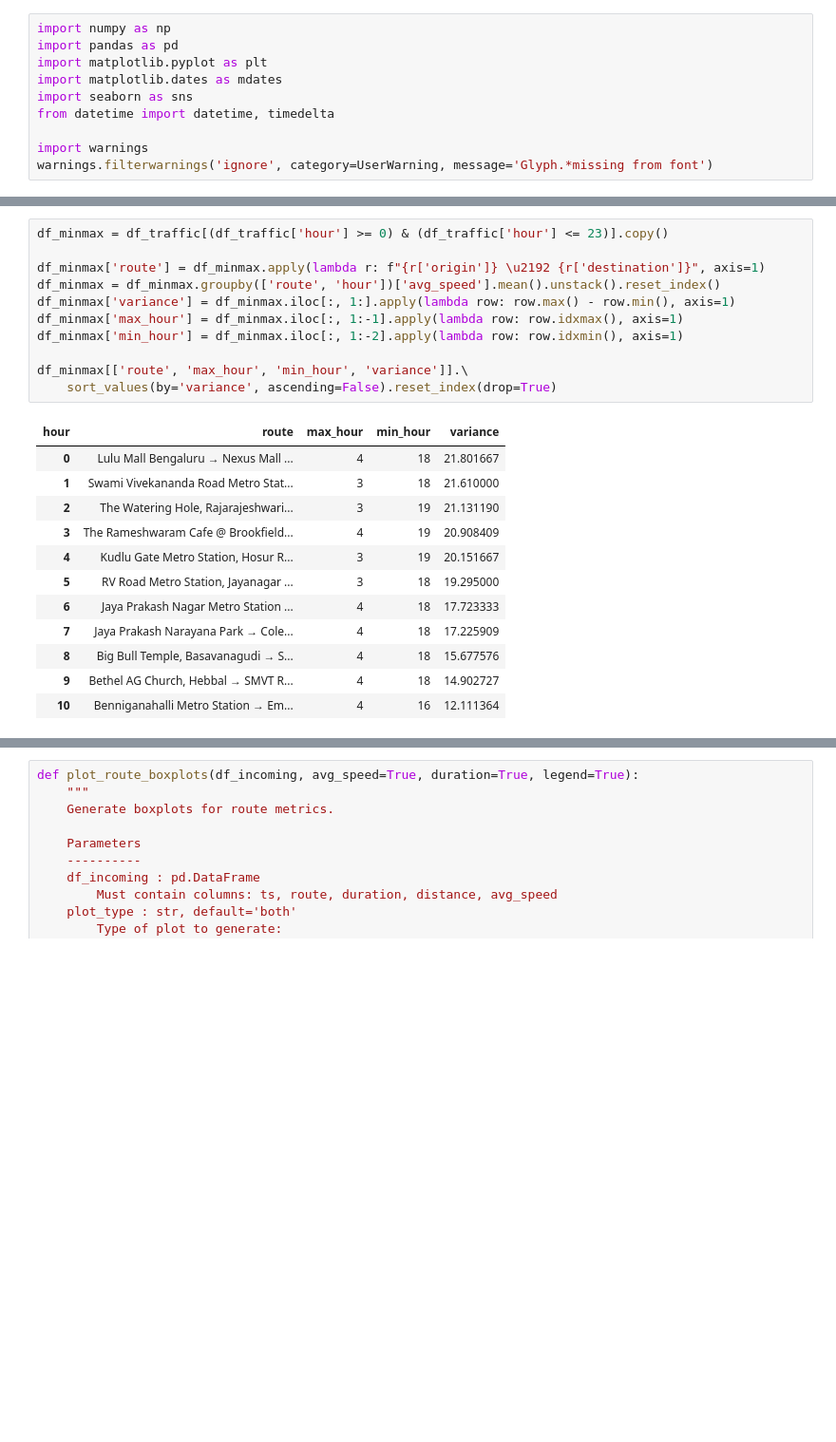
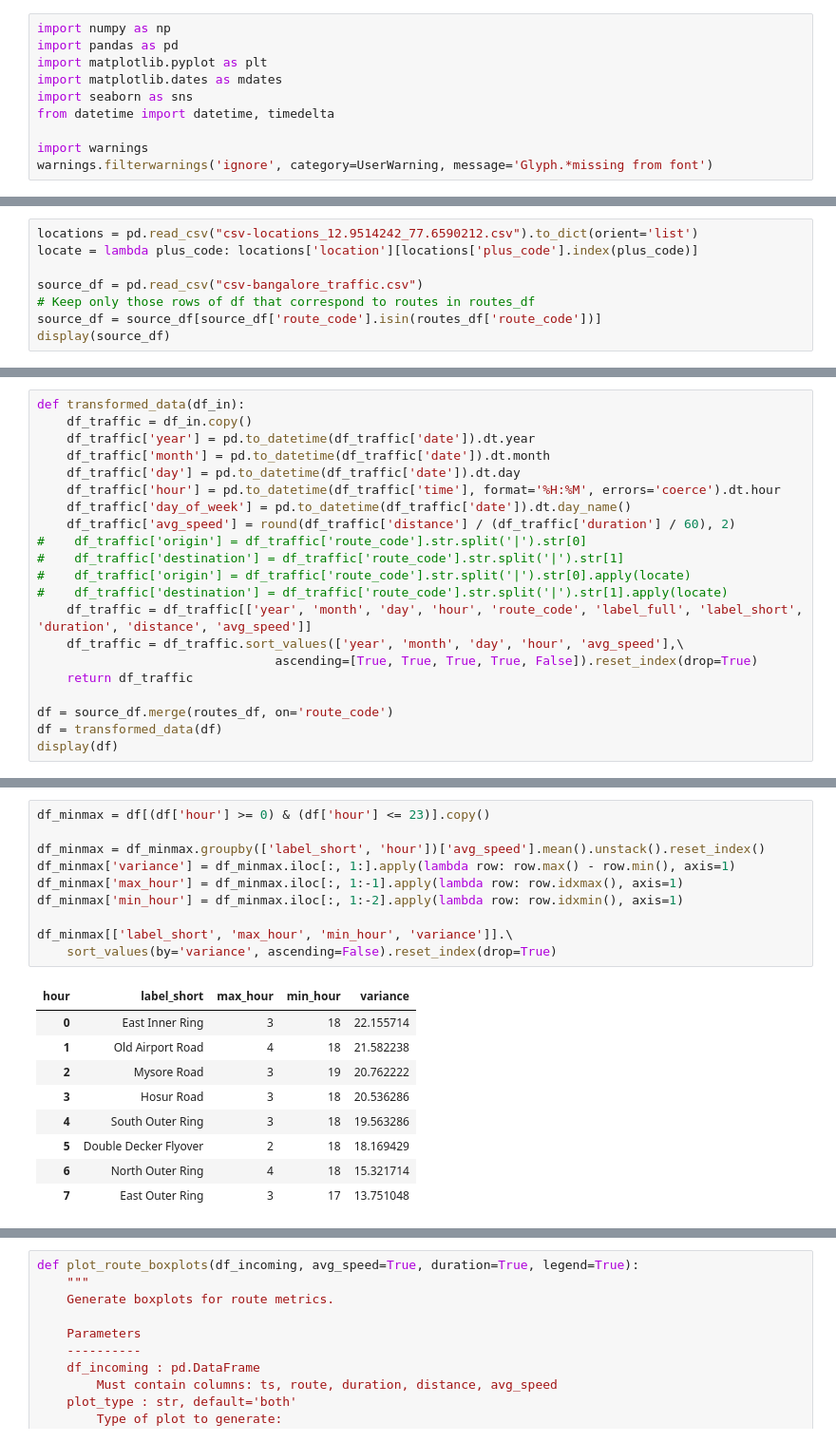
Before and after one commit to thecont1/blr-traffic-monitor, a Jupyter notebook: traffic_visual.ipynb, the cells around one changed output, grey strips where cells are left out. Shown: that part at 95% size. Drawn from its saved outputs; the diff is of its cells as text; blank space fills up the shorter version.

```diff
--- a/traffic_visual.ipynb
+++ b/traffic_visual.ipynb
@@ -51,0 +44,8 @@ display(df)
+# %%
+locations = pd.read_csv("csv-locations_12.9514242_77.6590212.csv").to_dict(orient='list')
+locate = lambda plus_code: locations['location'][locations['plus_code'].index(plus_code)]
+
+source_df = pd.read_csv("csv-bangalore_traffic.csv")
+# Keep only those rows of df that correspond to routes in routes_df
+source_df = source_df[source_df['route_code'].isin(routes_df['route_code'])]
+display(source_df)
@@ -51,0 +66,21 @@ display(df)
+# %%
+def transformed_data(df_in):
+    df_traffic = df_in.copy()
+    df_traffic['year'] = pd.to_datetime(df_traffic['date']).dt.year
+    df_traffic['month'] = pd.to_datetime(df_traffic['date']).dt.month
+    df_traffic['day'] = pd.to_datetime(df_traffic['date']).dt.day
+    df_traffic['hour'] = pd.to_datetime(df_traffic['time'], format='%H:%M', errors='coerce').dt.hour
+    df_traffic['day_of_week'] = pd.to_datetime(df_traffic['date']).dt.day_name()
+    df_traffic['avg_speed'] = round(df_traffic['distance'] / (df_traffic['duration'] / 60), 2)
+#    df_traffic['origin'] = df_traffic['route_code'].str.split('|').str[0]
+#    df_traffic['destination'] = df_traffic['route_code'].str.split('|').str[1]
+#    df_traffic['origin'] = df_traffic['route_code'].str.split('|').str[0].apply(locate)
+#    df_traffic['destination'] = df_traffic['route_code'].str.split('|').str[1].apply(locate)
+    df_traffic = df_traffic[['year', 'month', 'day', 'hour', 'route_code', 'label_full', 'label_short', 'duration', 'distance', 'avg_speed']]
+    df_traffic = df_traffic.sort_values(['year', 'month', 'day', 'hour', 'avg_speed'],\
+                                ascending=[True, True, True, True, False]).reset_index(drop=True)
+    return df_traffic
+
+df = source_df.merge(routes_df, on='route_code')
+df = transformed_data(df)
+display(df)
@@ -118,25 +130,21 @@ display(df_traffic)
 # %%
-df_minmax = df_traffic[(df_traffic['hour'] >= 0) & (df_traffic['hour'] <= 23)].copy()
+df_minmax = df[(df['hour'] >= 0) & (df['hour'] <= 23)].copy()
 
-df_minmax['route'] = df_minmax.apply(lambda r: f"{r['origin']} \u2192 {r['destination']}", axis=1)
-df_minmax = df_minmax.groupby(['route', 'hour'])['avg_speed'].mean().unstack().reset_index()
+df_minmax = df_minmax.groupby(['label_short', 'hour'])['avg_speed'].mean().unstack().reset_index()
 df_minmax['variance'] = df_minmax.iloc[:, 1:].apply(lambda row: row.max() - row.min(), axis=1)
 df_minmax['max_hour'] = df_minmax.iloc[:, 1:-1].apply(lambda row: row.idxmax(), axis=1)
 df_minmax['min_hour'] = df_minmax.iloc[:, 1:-2].apply(lambda row: row.idxmin(), axis=1)
 
-df_minmax[['route', 'max_hour', 'min_hour', 'variance']].\
+df_minmax[['label_short', 'max_hour', 'min_hour', 'variance']].\
     sort_values(by='variance', ascending=False).reset_index(drop=True)
 # %% [output]
-| hour | route | max_hour | min_hour | variance |
-| 0 | Lulu Mall Bengaluru → Nexus Mall ... | 4 | 18 | 21.801667 |
-| 1 | Swami Vivekananda Road Metro Stat... | 3 | 18 | 21.610000 |
-| 2 | The Watering Hole, Rajarajeshwari... | 3 | 19 | 21.131190 |
-| 3 | The Rameshwaram Cafe @ Brookfield... | 4 | 19 | 20.908409 |
-| 4 | Kudlu Gate Metro Station, Hosur R... | 3 | 19 | 20.151667 |
-| 5 | RV Road Metro Station, Jayanagar ... | 3 | 18 | 19.295000 |
-| 6 | Jaya Prakash Nagar Metro Station ... | 4 | 18 | 17.723333 |
-| 7 | Jaya Prakash Narayana Park → Cole... | 4 | 18 | 17.225909 |
-| 8 | Big Bull Temple, Basavanagudi → S... | 4 | 18 | 15.677576 |
-| 9 | Bethel AG Church, Hebbal → SMVT R... | 4 | 18 | 14.902727 |
-| 10 | Benniganahalli Metro Station → Em... | 4 | 16 | 12.111364 |
+| hour | label_short | max_hour | min_hour | variance |
+| 0 | East Inner Ring | 3 | 18 | 22.155714 |
+| 1 | Old Airport Road | 4 | 18 | 21.582238 |
+| 2 | Mysore Road | 3 | 19 | 20.762222 |
+| 3 | Hosur Road | 3 | 18 | 20.536286 |
+| 4 | South Outer Ring | 3 | 18 | 19.563286 |
+| 5 | Double Decker Flyover | 2 | 18 | 18.169429 |
+| 6 | North Outer Ring | 4 | 18 | 15.321714 |
+| 7 | East Outer Ring | 3 | 17 | 13.751048 |
 # %%
```
Also changed, not shown: parts of 12 cells of this notebook.
